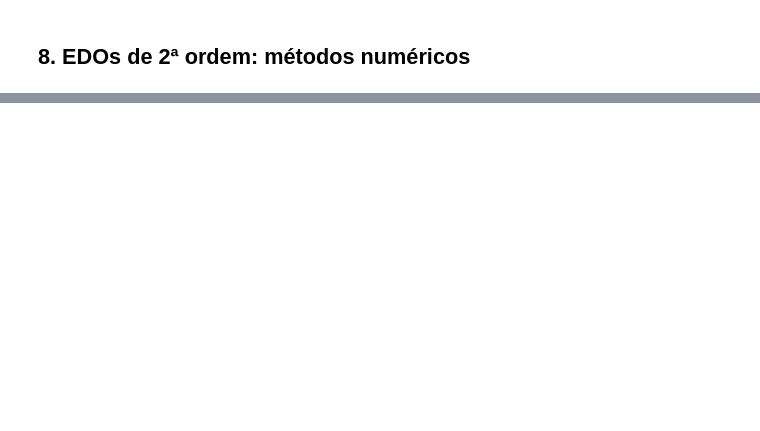
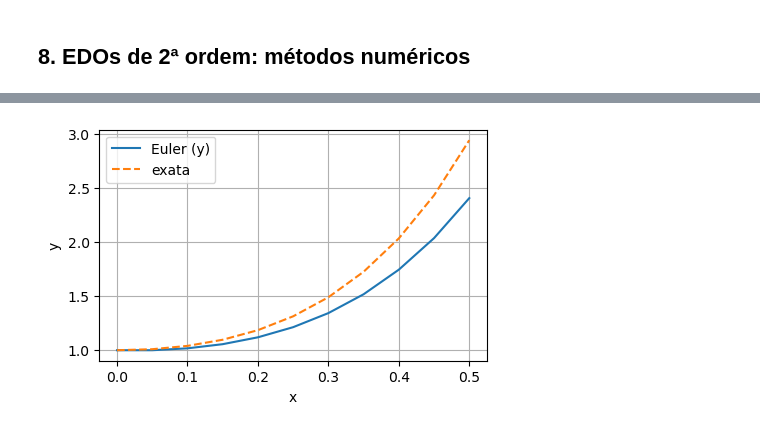
Before and after one commit to tiagoburiol/MatComp_III, a Jupyter notebook: Notebook 08 - EDOs de 2ª ordem, métodos numéricos/08_EDOs_2a_ordem_metodos_numericos.ipynb, the cells around one changed output, grey strips where cells are left out. Saved outputs shown, nothing was run; the diff lists cells and outputs as text; code cells hidden in the pictures; blank space fills up the shorter version.

```diff
--- a/Notebook 08 - EDOs de 2ª ordem, métodos numéricos/08_EDOs_2a_ordem_metodos_numericos.ipynb
+++ b/Notebook 08 - EDOs de 2ª ordem, métodos numéricos/08_EDOs_2a_ordem_metodos_numericos.ipynb
@@ -42,0 +159,18 @@ plt.legend(); plt.grid(); plt.show()
+# %%
+import sympy as sp
+
+# variáveis
+t = sp.symbols('t')
+y = sp.Function('y')(t)
+
+#derivadas
+dy = y.diff(t)
+d2y = y.diff(t,t)
+
+# PVI
+eq = d2y - 3*dy - 4*y - 3*sp.exp(2*t)
+cond_ini = {y.subs(t, 0): 1, dy.subs(t, 0): 0}
+
+#solução
+sol = sp.dsolve(eq, y, ics=cond_ini)
+sol
@@ -42,0 +179,2 @@ plt.legend(); plt.grid(); plt.show()
+# %%
+y_ex = sp.lambdify(t, sol.rhs, 'numpy')
@@ -42,0 +183,13 @@ plt.legend(); plt.grid(); plt.show()
+# %%
+F2 = lambda t, Y: np.array([Y[1], 3*Y[1] + 4*Y[0] + 3*np.exp(2*t)])
+
+def tabela_erro(x, y_aprox, y_exata, nome="y_i"):
+    """Imprime a tabela i, x_i, aproximação, valor exato e erro absoluto."""
+    print(f"{'i':>3} {'x_i':>10} {nome:>14} {'y(x_i)':>12} {'Erro':>12}")
+    print("-" * 56)
+    for i in range(len(x)):
+        erro = abs(y_exata[i] - y_aprox[i])
+        print(f"{i:3d} {x[i]:10.4f} {y_aprox[i]:14.6f} {y_exata[i]:12.6f} {erro:12.4e}")
+
+t2, Y2 = euler_sistema(F2, 0.0, np.array([1.0, 0.0]), 0.05, 10)
+tabela_erro(t2, Y2[:, 0], y_ex(t2))
@@ -42,0 +210,10 @@ plt.legend(); plt.grid(); plt.show()
+# %%
+plt.plot(t2, Y2[:, 0], label='Euler (y)')
+plt.plot(t2, y_ex(t2), '--', label='exata')
+plt.xlabel('x')
+plt.ylabel('y')
+plt.legend()
+plt.grid()
+plt.show()
+# %% [output]
+[figure, added]
```
Also changed, not shown: parts of 45 cells of this notebook.
